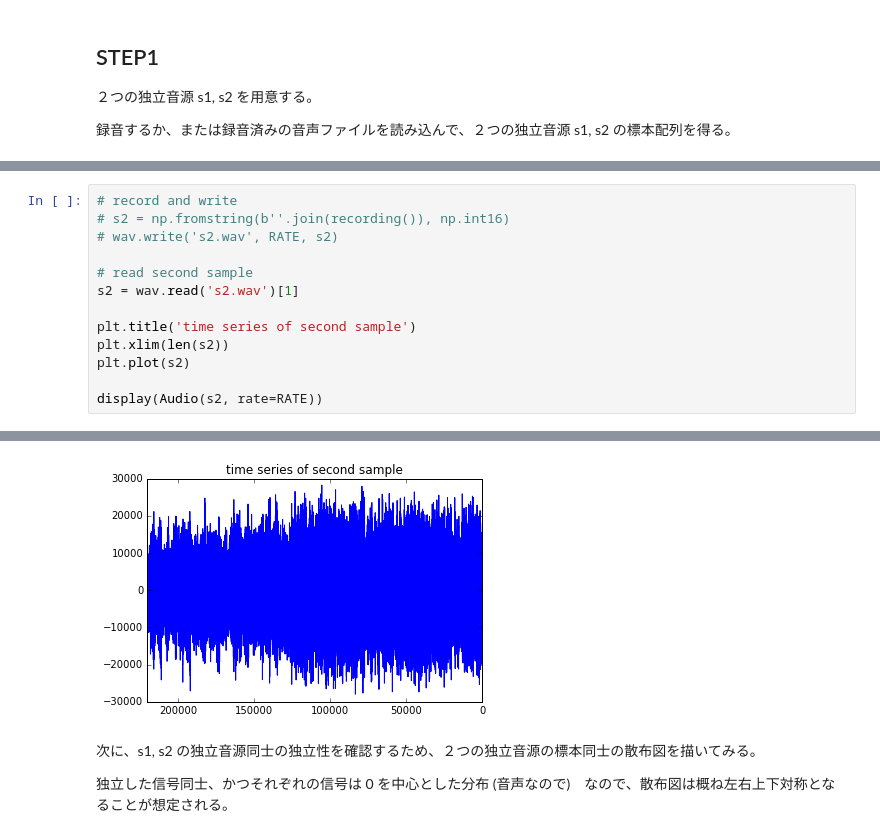
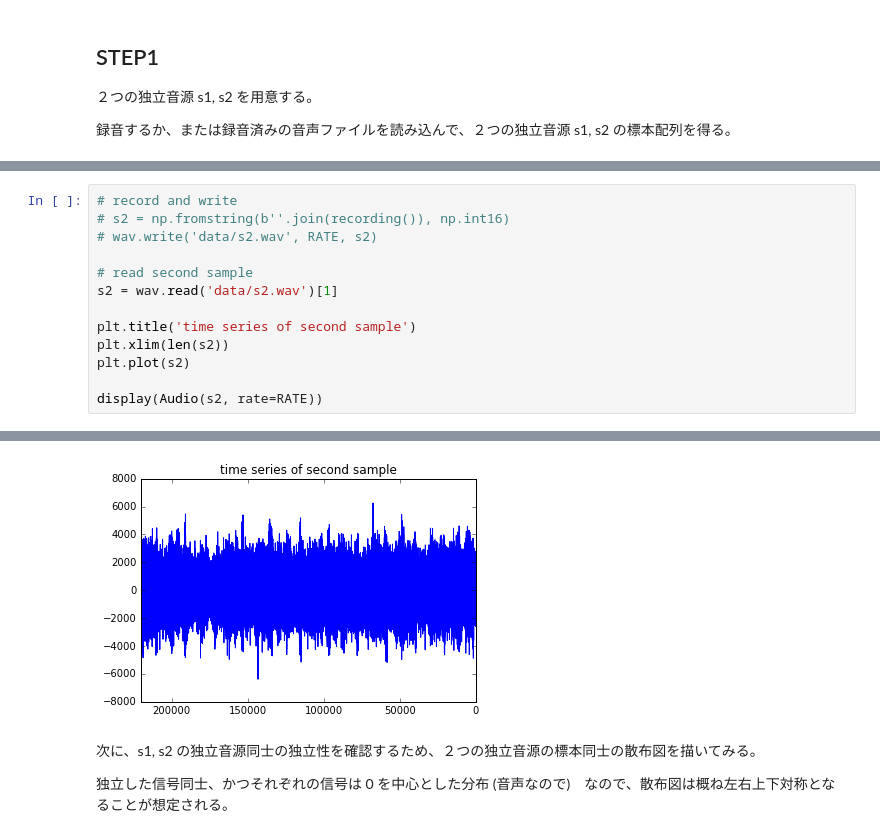
Before and after one commit to keik/battlefield-acoustics, a Jupyter notebook: ica.ipynb, the cells around one changed output, grey strips where cells are left out. Saved outputs shown, nothing was run; the diff lists cells and outputs as text.

```diff
--- a/ica.ipynb
+++ b/ica.ipynb
@@ -79,19 +89,19 @@ display(Audio(s1, rate=RATE))
 # %%
 # record and write
 # s2 = np.fromstring(b''.join(recording()), np.int16)
-# wav.write('s2.wav', RATE, s2)
+# wav.write('data/s2.wav', RATE, s2)
 
 # read second sample
-s2 = wav.read('s2.wav')[1]
+s2 = wav.read('data/s2.wav')[1]
 
 plt.title('time series of second sample')
 plt.xlim(len(s2))
 plt.plot(s2)
 
 display(Audio(s2, rate=RATE))
 # %% [output]
 [interactive output not drawn]
-[figure, old version]
+[figure, new version]
 # %% [markdown]
 次に、s1, s2 の独立音源同士の独立性を確認するため、２つの独立音源の標本同士の散布図を描いてみる。
 
```
Also changed, not shown: parts of 13 cells of this notebook, 2 other files.
